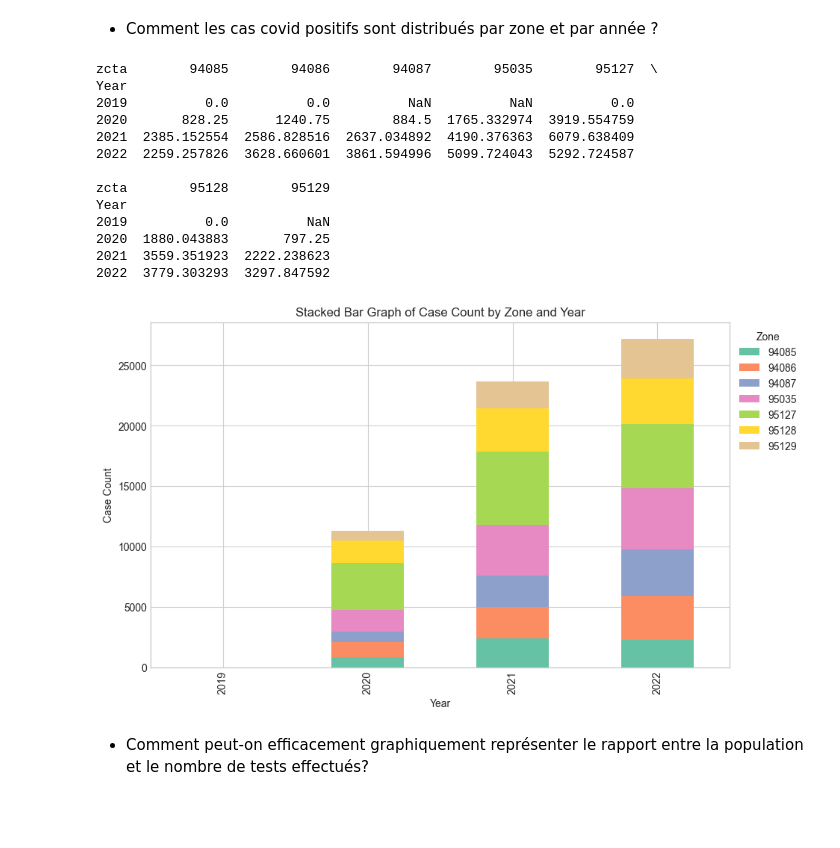
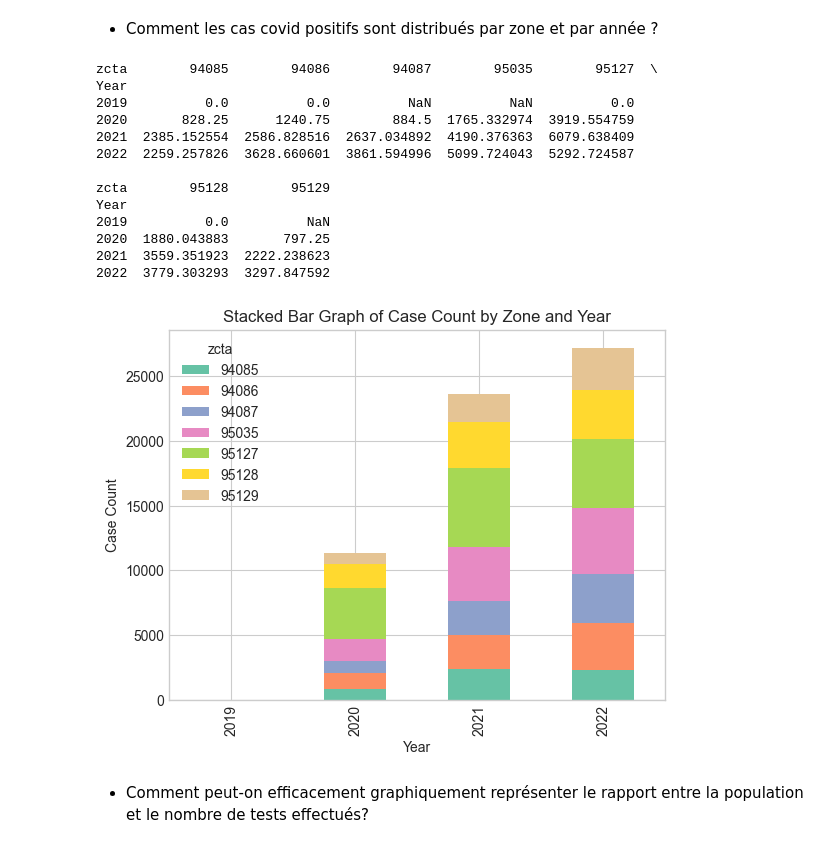
Before and after one commit to manel15279/DataMining-Project, a Jupyter notebook: Projet_P1_DM.ipynb, the cells around one changed output. Cells and saved outputs as stored; diff of their text form; code cells hidden in the pictures; blank space fills up the shorter version.

Commit message:
IHM: fixed graphs + Discritisation for dataset2

```diff
--- a/Projet_P1_DM.ipynb
+++ b/Projet_P1_DM.ipynb
@@ -876,38 +879,33 @@ The most frequent month for the chosen zone is: 8
 - Comment les cas covid positifs sont distribués par zone et par année ?
 # %%
 def plot_stacked_bar(df):
-    df['Month'] = df['Start date'].dt.month
     df['Year'] = df['Start date'].dt.year
-
     grouped_data = df.groupby(['Year', 'zcta'])['case count'].sum().unstack()
     print(grouped_data)
+    grouped_data.plot(kind='bar', stacked=True)
 
-    ax = grouped_data.plot(kind='bar', stacked=True, figsize=(10, 6))
-
-    ax.set_title('Stacked Bar Graph of Case Count by Zone and Year')
-    ax.set_xlabel('Year')
-    ax.set_ylabel('Case Count')
-    ax.legend(title='Zone', loc='upper left', bbox_to_anchor=(1, 1))
-
+    plt.title('Stacked Bar Graph of Case Count by Zone and Year')
+    plt.xlabel('Year')
+    plt.ylabel('Case Count')
 
     plt.show()
 
 plot_stacked_bar(df)
 # %% [output]
 zcta        94085        94086        94087        95035        95127  \
 Year
 2019          0.0          0.0          NaN          NaN          0.0
 2020       828.25      1240.75        884.5  1765.332974  3919.554759
 2021  2385.152554  2586.828516  2637.034892  4190.376363  6079.638409
 2022  2259.257826  3628.660601  3861.594996  5099.724043  5292.724587
 
 zcta        95128        95129
 Year
 2019          0.0          NaN
 2020  1880.043883       797.25
 2021  3559.351923  2222.238623
 2022  3779.303293  3297.847592
-[figure, old version]
+[figure, new version]
 # %% [markdown]
 - Comment peut-on efficacement graphiquement représenter le rapport entre la population et le nombre de tests effectués?
 # %%
```
Also changed, not shown: parts of 1 cell of this notebook, 9 other files.
